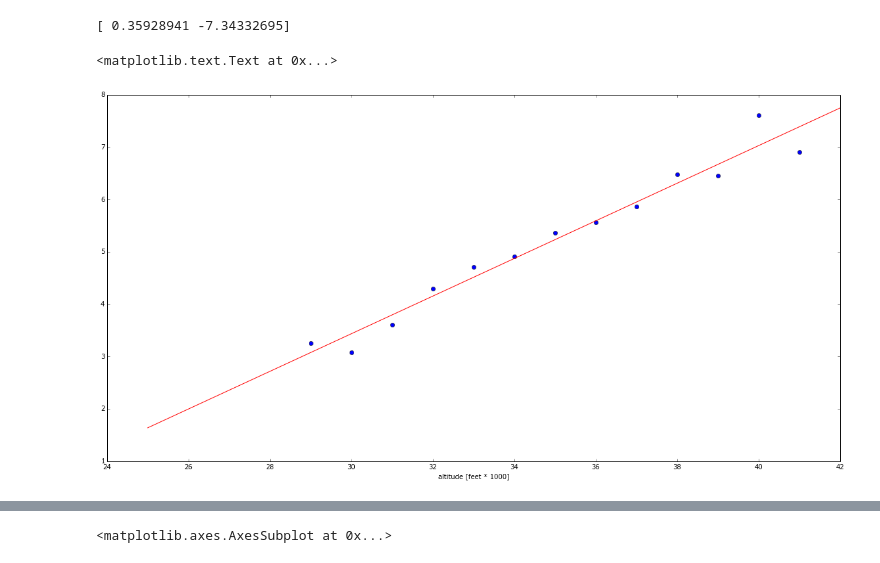
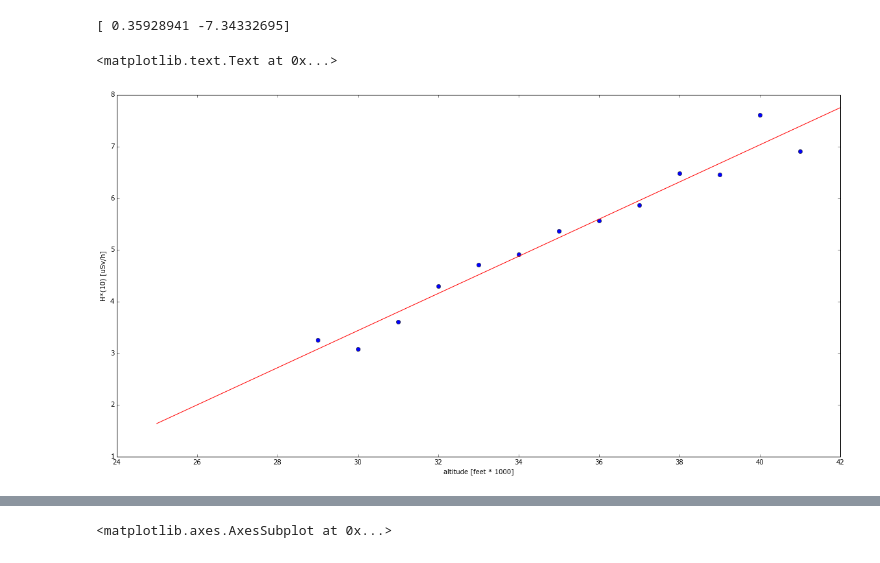
Before and after one commit to ODZ-UJF-AV-CR/liulin, a Jupyter notebook: FDoldstyle_alldata.ipynb, the cells around one changed output, grey strips where cells are left out. Cells and saved outputs as stored; diff of their text form; code cells hidden in the pictures.

```diff
--- a/FDoldstyle_alldata.ipynb
+++ b/FDoldstyle_alldata.ipynb
@@ -12,10 +12,9 @@ from glob import glob
 # %%
 filename = './data/AllRun.txt'
 
-#df = pd.read_csv(filename,delim_whitespace=True, header=0, usecols=['date','time','lat','alt','H'],
-#                 low_memory=False)   #{'lat':np.float64,'lon':np.float64,'alt':np.float64,'DSi':np.float64,'H':np.float64} )
 df = pd.read_csv(filename,delimiter='\t', header=0, usecols=['date','lat','alt','H'],
-                 )   #{'lat':np.float64,'lon':np.float64,'alt':np.float64,'DSi':np.float64,'H':np.float64} )
+                 )
+#{'lat':np.float64,'lon':np.float64,'alt':np.float64,'DSi':np.float64,'H':np.float64} )
 
 #df['date'] = pd.to_datetime(df['date'] + ' ' + df['time'])
 #df['la'] = float(df['lat'])
@@ -57,37 +58,38 @@ plt.xlabel('latitude [deg]')
 # %%
 # find altitude relation
 
 plt.figure(figsize=(20, 10))
 
 alt_rad = np.zeros(42)
 alt_num = np.zeros(42)
 
 
-# sum radiation for one layer
+# sum radiation for layers of 1000-th feet
 for i in range(len(df)):
     if (df['H'][i]) > 0:
         if (df['alt'][i]) > 29000:
             alt_rad[int(round(df['alt'][i] / 1000))] += df['H'][i]
             alt_num[int(round(df['alt'][i] / 1000))] += 1
 
 # average calculation
 for i in range(len(alt_rad)):
     alt_rad[i] /= alt_num[i]
 
 plt.plot(alt_rad,'o')
 
-pf_coef = np.polyfit(range(29,40),alt_rad[range(29,40)],1)
+ppf_coef = np.polyfit(range(29,40),alt_rad[range(29,40)],1)       # linear aproximation
 
-print pf_coef
+print ppf_coef       # aproximation coeficients
 
-pp = (np.poly1d(pf_coef))
+pp = (np.poly1d(ppf_coef))
 
 plt.plot(sy.linspace(25,42), pp(sy.linspace(25,42)), 'r-')
 plt.xlabel('altitude [feet * 1000]')
+plt.ylabel('H*(10) [uSv/h]')
 # %% [output]
 [ 0.35928941 -7.34332695]
 <matplotlib.text.Text at 0x...>
-[figure, old version]
+[figure, new version]
 # %%
 # subtract latitude and altitude relation
 
```
Also changed, not shown: parts of 4 cells of this notebook.
